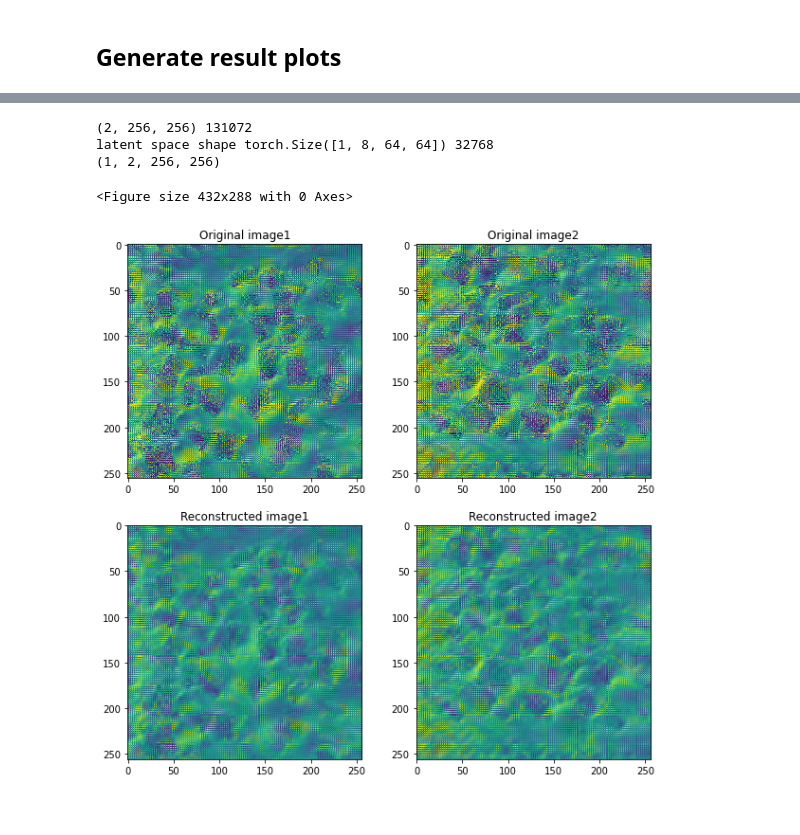
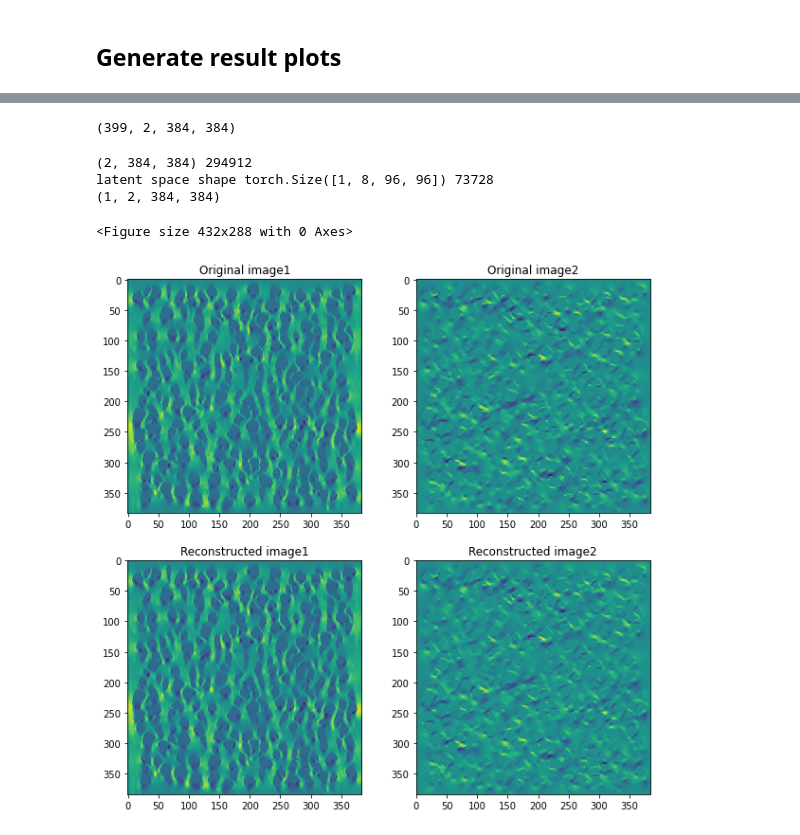
Before and after one commit to guodh321/FlowPassBuilding, a Jupyter notebook: MainCodes/2_Model_building_0214.ipynb, the cells around one changed output, grey strips where cells are left out. Saved outputs shown, nothing was run; the diff lists cells and outputs as text; code cells hidden in the pictures.

```diff
--- a/MainCodes/2_Model_building_0214.ipynb
+++ b/MainCodes/2_Model_building_0214.ipynb
@@ -38,11 +17,10 @@ import wandb
 # %% [markdown]
 ## Initial settings
 # %%
-num_epochs = 150  # Adjust the number of training epochs
 lr=0.001
 batch_size=32
 
-ntimesteps = 30
+ntimesteps = 499
 
 t0 = time.time()
 
@@ -54,21 +32,2 @@ root_path = '/home/dg321/gitTest/PRI/irp/FlowPassBuilding/'
 # %% [markdown]
 ## Load data
-# %%
-concatenated_data = np.load(root_path + "Flow_Data/InterpolatedResult256/concatenated_data-1_1.npy")
-# concatenated_data = np.load("/home/dg321/gitTest/PRI/irp/Flow_Data/InterpolatedResult256/sampelXs_stacked.npy")
-# # data = concatenated_data[200:255,:,:,0]
-# data = concatenated_data[200:255,:,:]
-
-concatenated_data = concatenated_data.reshape(450, 2, 256, 256)
-
-concatenated_data_list = []
-
-dt = 5
-
-for i in range(50):
-    cd = concatenated_data[1 + i*dt,:,:, :]
-    print(1 + i*dt)
-    concatenated_data_list.append(cd)
-data = np.stack(concatenated_data_list)
-
-print(data.shape)
@@ -228,7 +223,7 @@ Tracking run with wandb version 0.12.16
 ## Load saved model
 # %%
 run = wandb.init()
-artifact = run.use_artifact('guodh/compression/model:v4', type='model')
+artifact = run.use_artifact('guodh/compression/model:v19', type='model')
 artifact_dir = artifact.download()
 
 # Load the model
@@ -256,43 +291,58 @@ Tracking run with wandb version 0.12.16
+# %%
+datasetFolder = 'Flow_Data_9_9'
+xysize = 384
+ntimesteps = 399
+
+samples = []
+for i in range(ntimesteps):
+    s = np.load('/home/dg321/gitTest/PRI/irp/FlowPassBuilding/' + datasetFolder + '/FpB_Interpolated_Velocity_384_384/FpB_Interpolated_t{}_Velocity_{}_{}.npy'.format(i, xysize, xysize))
+    samples.append(s)
+    # print(s.shape)
+
+concatenated_data = np.stack(samples, axis=0)
+print(concatenated_data.shape)
+# %% [output]
+(399, 2, 384, 384)
 # %%
 autoencoder.cpu().eval()
 
 # Testing set
 
 # dataP = samples_2steps[0]
-dataP = concatenated_data[10]
+dataP = concatenated_data[40]
 # dataP = data[:2]
 print(dataP.shape, dataP.shape[-1]*dataP.shape[-2]*dataP.shape[-3])
 
 size_start = 0
-size_end = 256
+size_end = xysize
 
 plt.figure()
 
 f, axarr = plt.subplots(2,2, figsize=(10, 10))
 
 sub1 = axarr[0][0].imshow(np.rot90(dataP[0, size_start:size_end,size_start:size_end], 4), interpolation='none')
 axarr[0][0].title.set_text('Original image1')
 
 sub2 = axarr[0][1].imshow(np.rot90(dataP[1, size_start:size_end,size_start:size_end], 4), interpolation='none')
 axarr[0][1].title.set_text('Original image2')
 
 data_rotated = np.rot90(dataP[:, size_start:size_end,size_start:size_end], 4).copy()
 
 input_data = torch.from_numpy(data_rotated).unsqueeze(0).float()
-latent_space_output = autoencoder.encoder(input_data.view(1, 2, 256, 256))
+latent_space_output = autoencoder.encoder(input_data.view(1, 2, xysize, xysize))
 print('latent space shape', latent_space_output.shape, latent_space_output.shape[-1]*latent_space_output.shape[-2]*latent_space_output.shape[-3])
-res = autoencoder(input_data.view(1, 2, 256, 256))
+res = autoencoder(input_data.view(1, 2, xysize, xysize))
 output_data = res.detach().numpy()
 print(output_data.shape)
 
 sub3 = axarr[1][0].imshow(output_data[0,0, :,:], interpolation='none')
 axarr[1][0].title.set_text('Reconstructed image1')
 
 sub4 = axarr[1][1].imshow(output_data[0,1, :,:], interpolation='none')
 axarr[1][1].title.set_text('Reconstructed image2')
 # %% [output]
-(2, 256, 256) 131072
-latent space shape torch.Size([1, 8, 64, 64]) 32768
-(1, 2, 256, 256)
+(2, 384, 384) 294912
+latent space shape torch.Size([1, 8, 96, 96]) 73728
+(1, 2, 384, 384)
 <Figure size 432x288 with 0 Axes>
-[figure, old version]
+[figure, new version]
```
Also changed, not shown: parts of 13 cells of this notebook.
